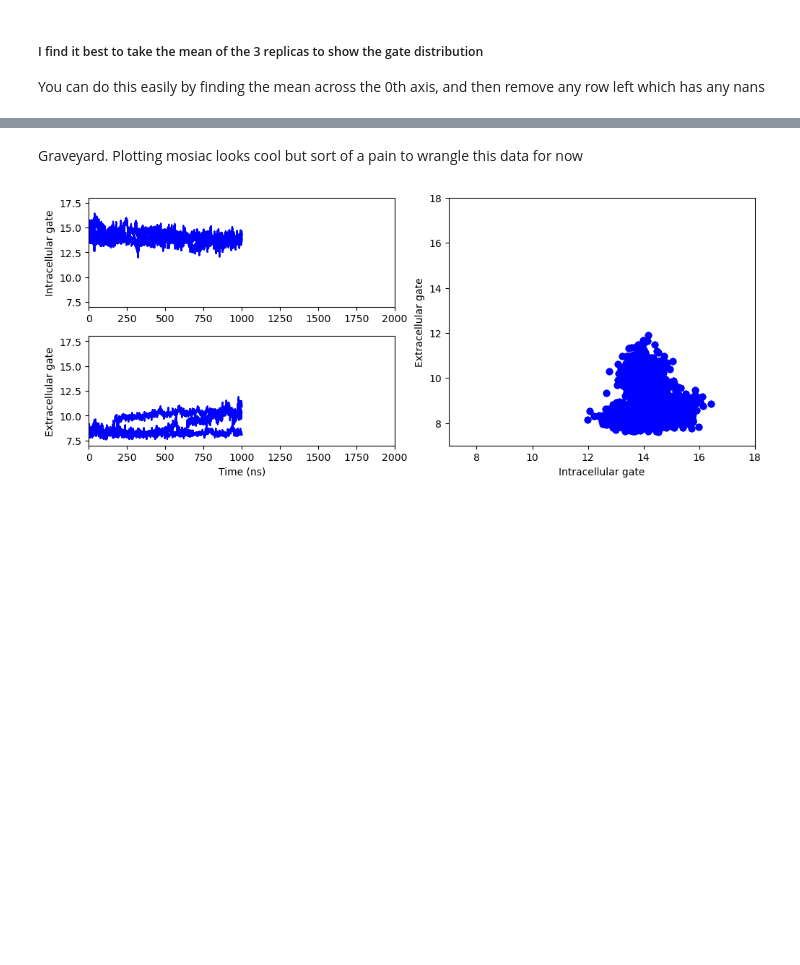
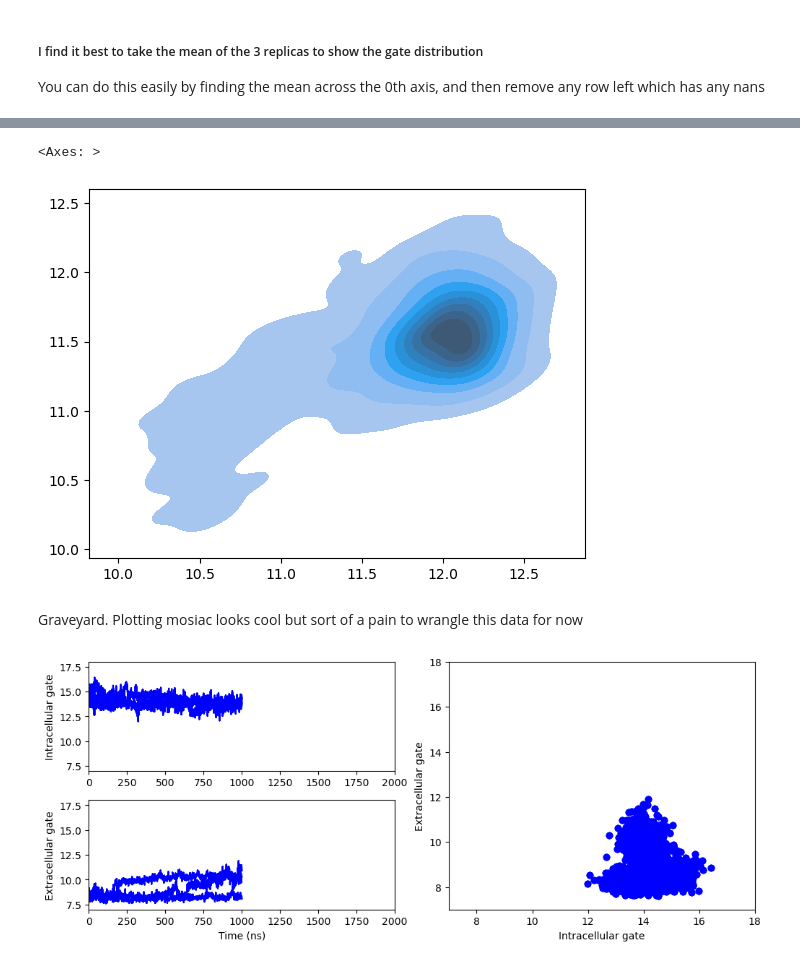
Before and after one commit to semccomas/PfHT_MMV, a Jupyter notebook: conformation_analysis/gate_space.ipynb, the cells around one changed output, grey strips where cells are left out. Saved outputs shown, nothing was run; the diff lists cells and outputs as text; code cells hidden in the pictures; blank space fills up the shorter version.

```diff
--- a/conformation_analysis/gate_space.ipynb
+++ b/conformation_analysis/gate_space.ipynb
@@ -216,3 +223,8 @@ import seaborn as sns
+# %%
+sns.kdeplot(x=mean_dist_dict[:,0], y=mean_dist_dict[:,1],fill=True,thresh=0.01)
+# %% [output]
+<Axes: >
+[figure, added]
 # %% [markdown]
 Graveyard. Plotting mosiac looks cool but sort of a pain to wrangle this data for now
 # %%
```
Also changed, not shown: parts of 7 cells of this notebook, 8 other files.
